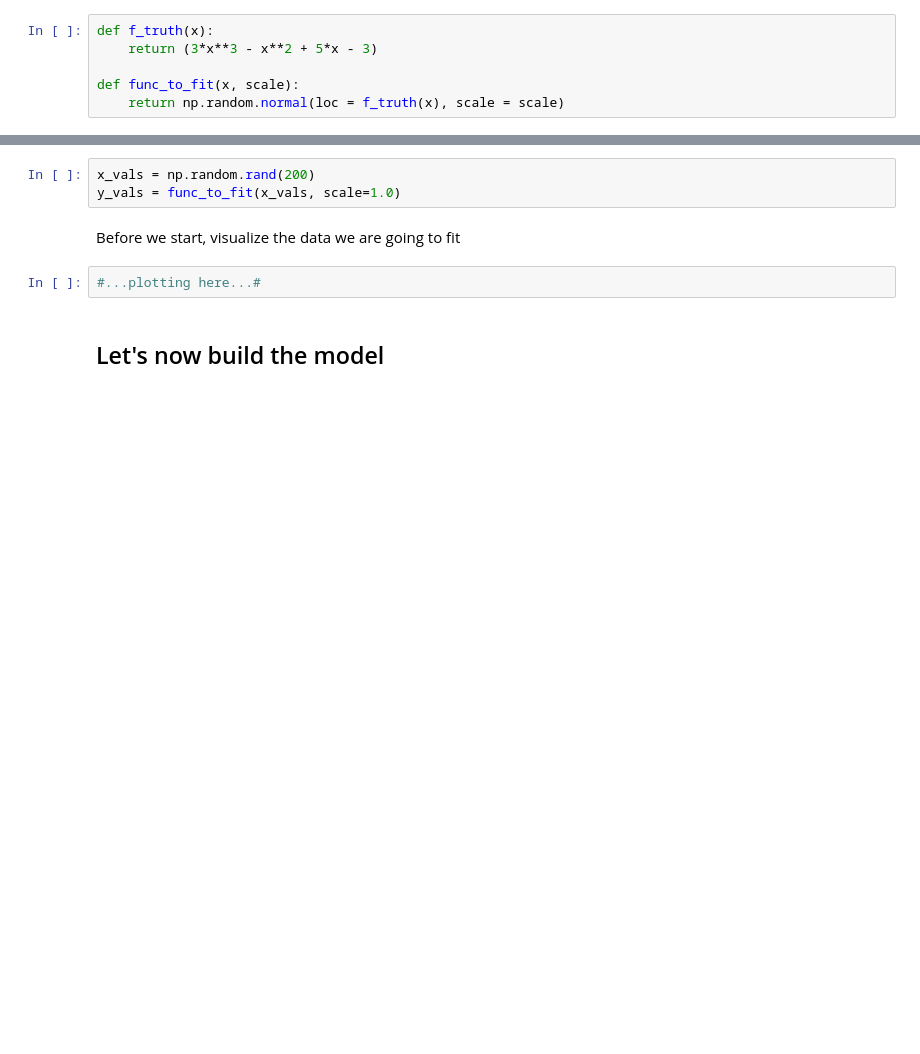
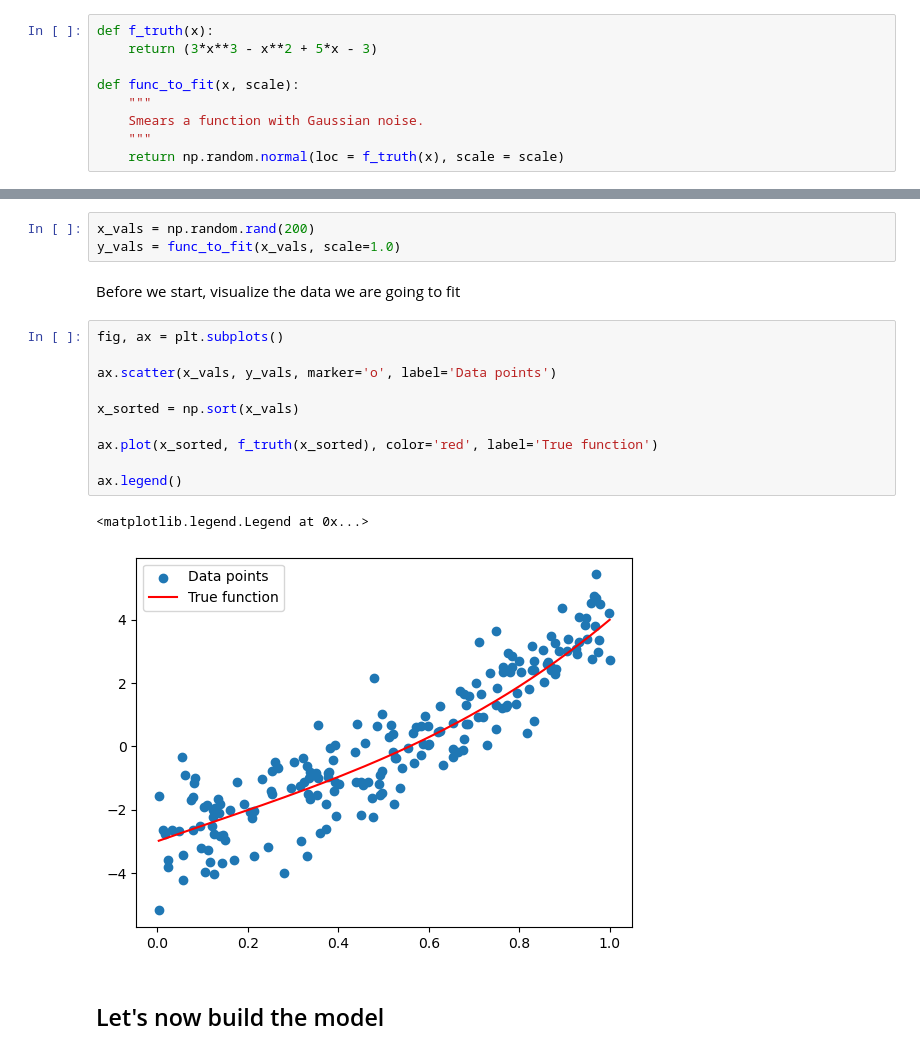
Before and after one commit to joes-git/como-2025, a Jupyter notebook: w1-ml/t1-basics/execises/regression.ipynb, the cells around one changed output, grey strips where cells are left out. Saved outputs shown, nothing was run; the diff lists cells and outputs as text; blank space fills up the shorter version.

```diff
--- a/w1-ml/t1-basics/execises/regression.ipynb
+++ b/w1-ml/t1-basics/execises/regression.ipynb
@@ -26,6 +29,9 @@ def f_truth(x):
     return (3*x**3 - x**2 + 5*x - 3)
 
 def func_to_fit(x, scale):
+    """
+    Smears a function with Gaussian noise.
+    """
     return np.random.normal(loc = f_truth(x), scale = scale)
 # %% [markdown]
 Here we generate noisy data based on the function above
@@ -35,7 +41,18 @@ y_vals = func_to_fit(x_vals, scale=1.0)
 # %% [markdown]
 Before we start, visualize the data we are going to fit
 # %%
-#...plotting here...#
+fig, ax = plt.subplots()
+
+ax.scatter(x_vals, y_vals, marker='o', label='Data points')
+
+x_sorted = np.sort(x_vals)
+
+ax.plot(x_sorted, f_truth(x_sorted), color='red', label='True function')
+
+ax.legend()
+# %% [output]
+<matplotlib.legend.Legend at 0x...>
+[figure, added]
 # %% [markdown]
 ## Let's now build the model
 # %% [markdown]
```
Also changed, not shown: parts of 11 cells of this notebook.
